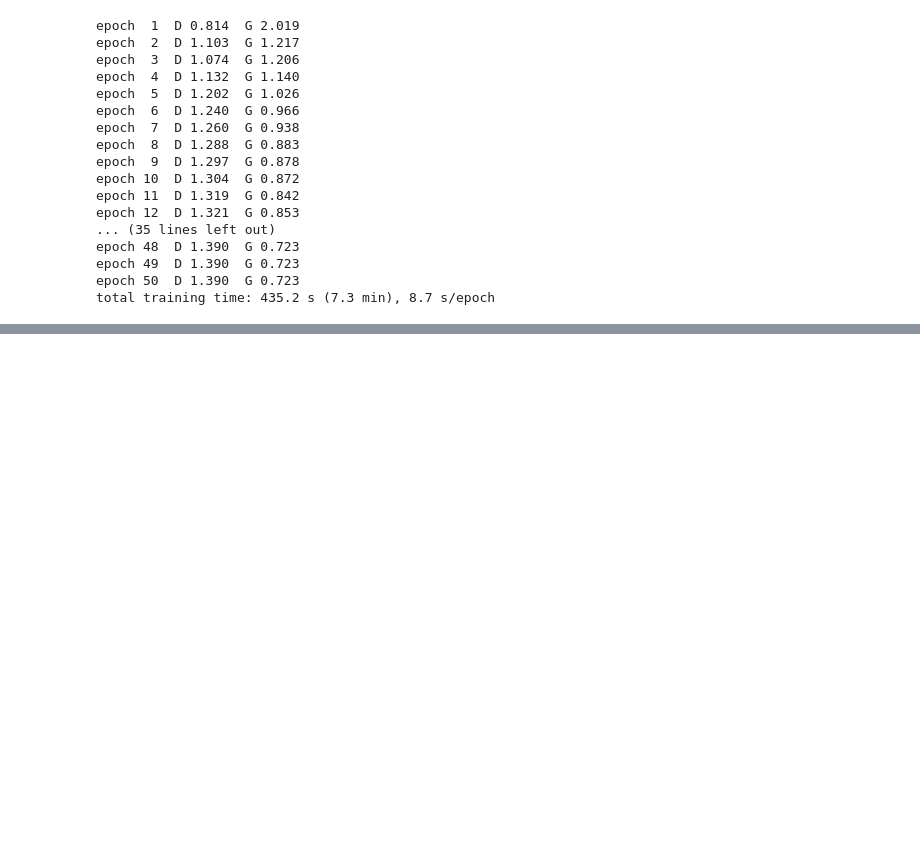
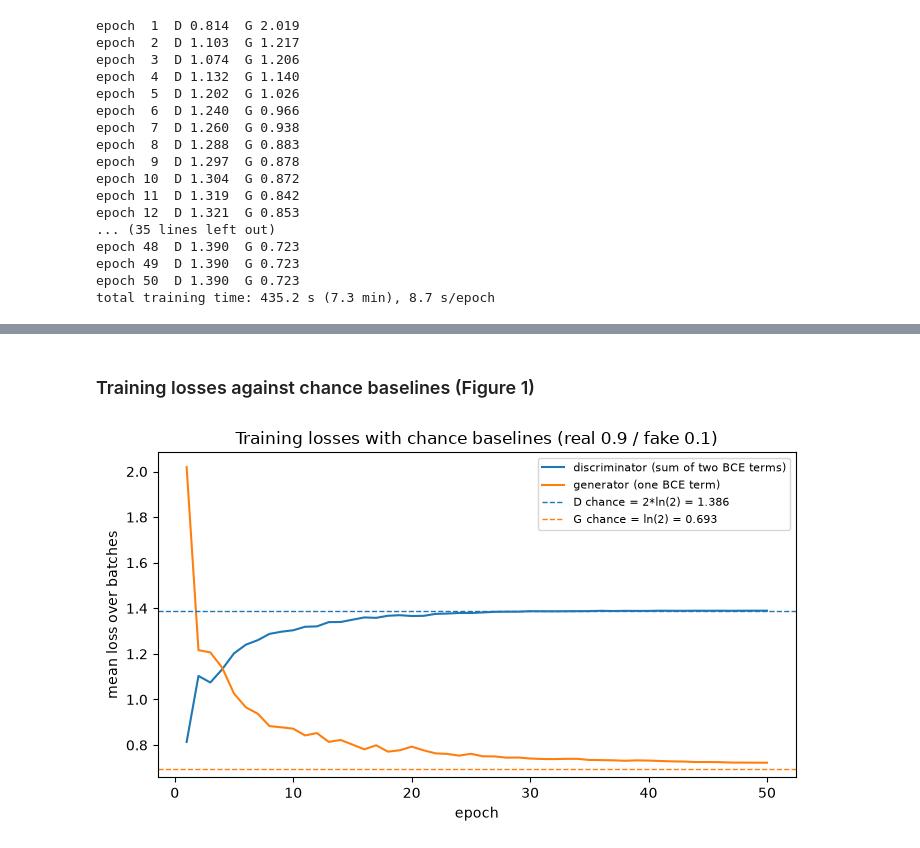
Before and after one commit to intend-dev/conditional-dcgan-fashion-mnist, a Jupyter notebook: generative_model.ipynb, the cells around one changed output, grey strips where cells are left out. Cells and saved outputs as stored; diff of their text form; code cells hidden in the pictures; blank space fills up the shorter version.

```diff
--- a/generative_model.ipynb
+++ b/generative_model.ipynb
@@ -418,0 +436,22 @@ total training time: 435.2 s (7.3 min), 8.7 s/epoch
+# %% [markdown]
+### Training losses against chance baselines (Figure 1)
+# %%
+# Figure 1: loss curves for both networks against their chance baselines
+fig, ax = plt.subplots(figsize=(7.2, 4.2))
+xs = np.arange(1, EPOCHS + 1)
+ax.plot(xs, d_losses, label="discriminator (sum of two BCE terms)")
+ax.plot(xs, g_losses, label="generator (one BCE term)")
+ax.axhline(D_CHANCE, color="tab:blue", linestyle="--", linewidth=1, label=f"D chance = 2*ln(2) = {D_CHANCE:.3f}")
+ax.axhline(G_CHANCE, color="tab:orange", linestyle="--", linewidth=1, label=f"G chance = ln(2) = {G_CHANCE:.3f}")
+ax.set_xlabel("epoch")
+ax.set_ylabel("mean loss over batches")
+ax.set_title("Training losses with chance baselines (real 0.9 / fake 0.1)")
+ax.legend(fontsize=8)
+fig.tight_layout()
+fig.savefig(FIGDIR / "fig1-loss-curves.png", dpi=110)
+plt.show()
+print(f"final epoch: D loss {d_losses[-1]:.3f} (chance {D_CHANCE:.3f}), G loss {g_losses[-1]:.3f} (chance {G_CHANCE:.3f})")
+print(f"epoch 1:     D loss {d_losses[0]:.3f}, G loss {g_losses[0]:.3f}")
+print(f"mean D(real logits) {np.mean(d_logits_real_m):.3f}, mean D(fake logits) {np.mean(d_logits_fake_m):.3f}")
+# %% [output]
+[figure, added]
```
Also changed, not shown: parts of 18 cells of this notebook.
